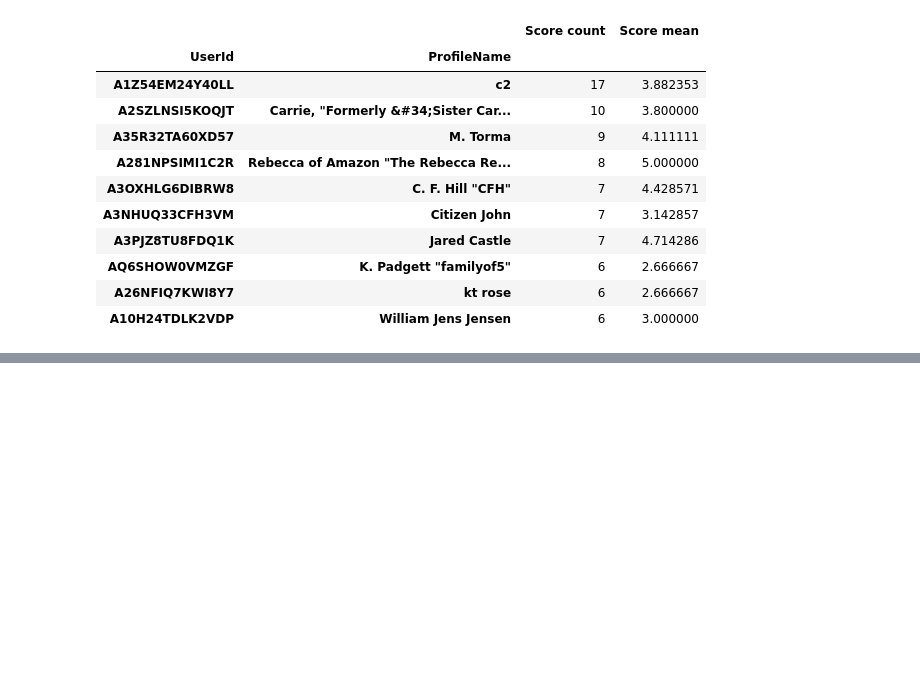
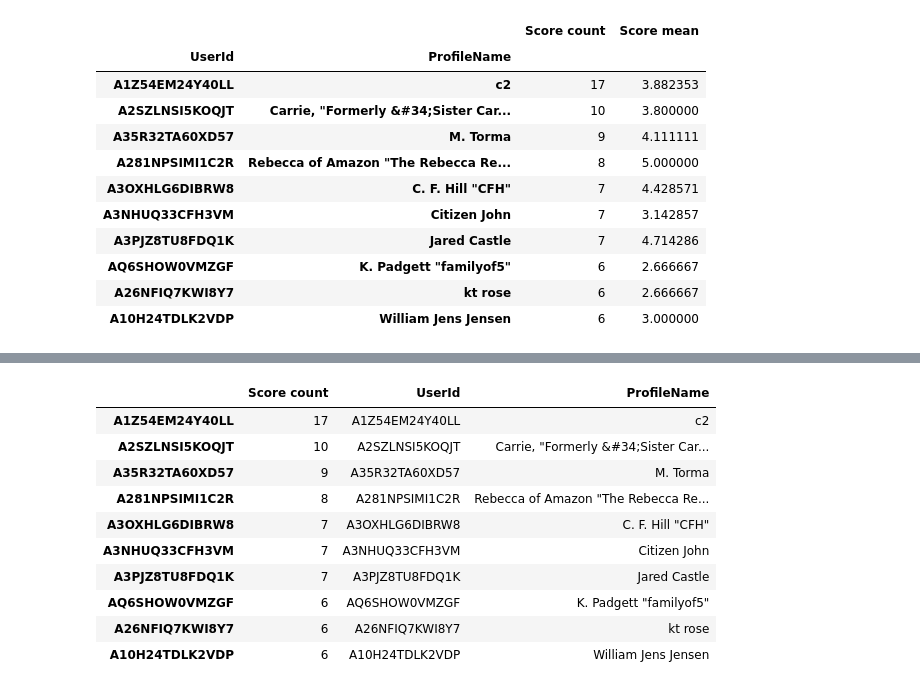
Before and after one commit to kevin110604/FDA_practice, a Jupyter notebook: FDA_hw1.ipynb, the cells around one changed output, grey strips where cells are left out. Saved outputs shown, nothing was run; the diff lists cells and outputs as text; code cells hidden in the pictures; blank space fills up the shorter version.

```diff
--- a/FDA_hw1.ipynb
+++ b/FDA_hw1.ipynb
@@ -216,8 +218,8 @@ df1_group3.head(10)
 | A26NFIQ7KWI8Y7 | 6 | 16 | A26NFIQ7KWI8Y7 | kt rose |
 | A10H24TDLK2VDP | 6 | 18 | A10H24TDLK2VDP | William Jens Jensen |
 # %%
-df1_group3 = df1_group3.set_index(['UserId', 'ProfileName'])
-df1_group3.head(10)
+df1_group4 = df1_group3.set_index(['UserId', 'ProfileName'])
+df1_group4.head(10)
 # %% [output]
 |  |  | Score count | Score |
 | UserId | ProfileName |  |  |
@@ -232,8 +234,8 @@ df1_group3.head(10)
 | A26NFIQ7KWI8Y7 | kt rose | 6 | 16 |
 | A10H24TDLK2VDP | William Jens Jensen | 6 | 18 |
 # %%
-df1_group3['Score mean'] = df1_group3['Score']/df1_group3['Score count']
-df1_group3.head(10)
+df1_group4['Score mean'] = df1_group4['Score']/df1_group4['Score count']
+df1_group4.head(10)
 # %% [output]
 |  |  | Score count | Score | Score mean |
 | UserId | ProfileName |  |  |  |
@@ -302,0 +337,16 @@ plt.bar(s2_f.index, s2_f.values)
+# %%
+df2 = df1_group3.head(10)
+df2 = df2.drop(columns=['Score'])
+df2
+# %% [output]
+|  | Score count | UserId | ProfileName |
+| A1Z54EM24Y40LL | 17 | A1Z54EM24Y40LL | c2 |
+| A2SZLNSI5KOQJT | 10 | A2SZLNSI5KOQJT | Carrie, "Formerly &#34;Sister Car... |
+| A35R32TA60XD57 | 9 | A35R32TA60XD57 | M. Torma |
+| A281NPSIMI1C2R | 8 | A281NPSIMI1C2R | Rebecca of Amazon "The Rebecca Re... |
+| A3OXHLG6DIBRW8 | 7 | A3OXHLG6DIBRW8 | C. F. Hill "CFH" |
+| A3NHUQ33CFH3VM | 7 | A3NHUQ33CFH3VM | Citizen John |
+| A3PJZ8TU8FDQ1K | 7 | A3PJZ8TU8FDQ1K | Jared Castle |
+| AQ6SHOW0VMZGF | 6 | AQ6SHOW0VMZGF | K. Padgett "familyof5" |
+| A26NFIQ7KWI8Y7 | 6 | A26NFIQ7KWI8Y7 | kt rose |
+| A10H24TDLK2VDP | 6 | A10H24TDLK2VDP | William Jens Jensen |
```
Also changed, not shown: parts of 23 cells of this notebook.
